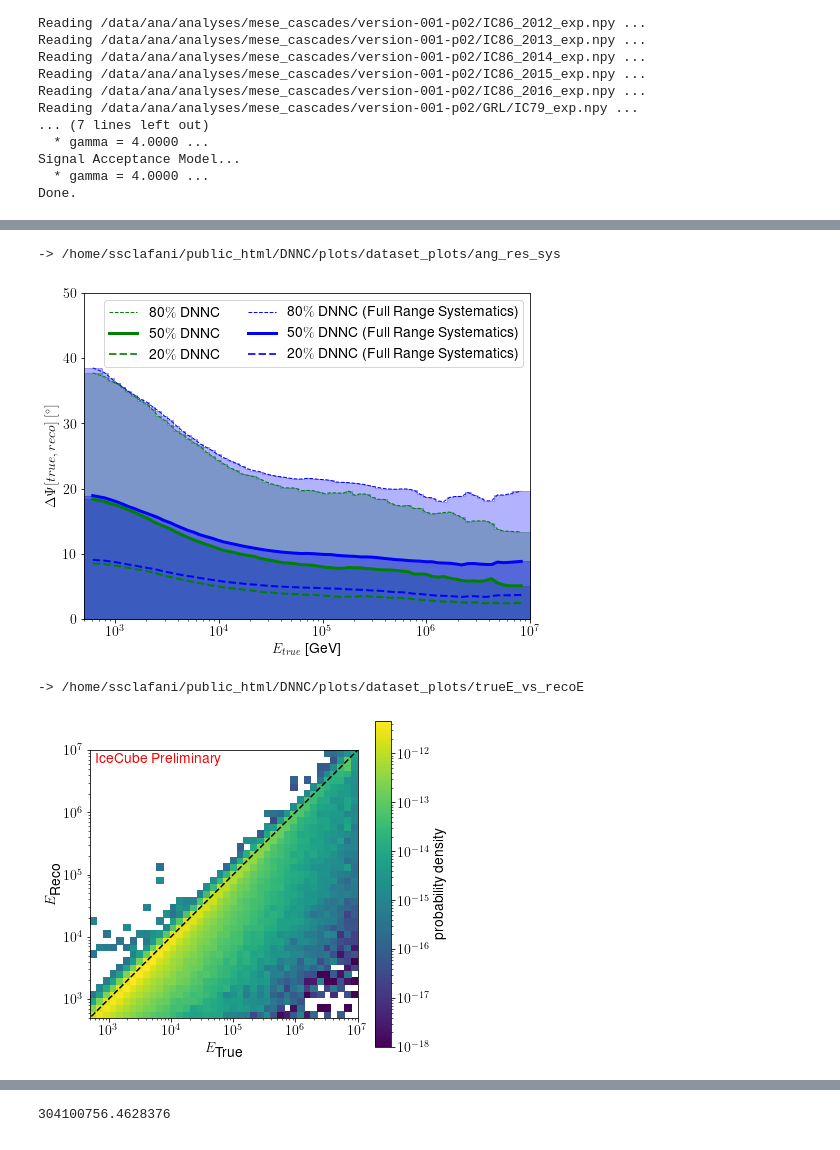
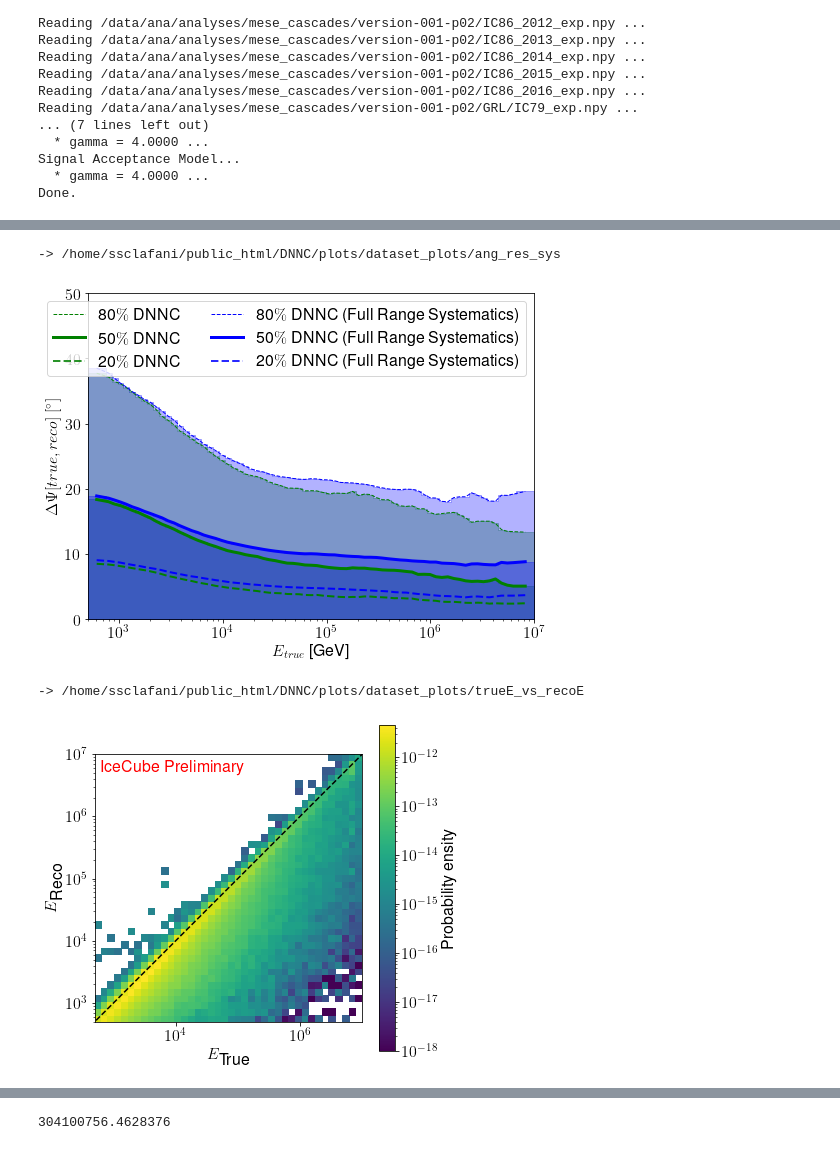
Before and after one commit to ssclafani949/DNNCascade, a Jupyter notebook: plotting/Dataset Plots.ipynb, the cells around one changed output, grey strips where cells are left out. Drawn from its saved outputs; the diff is of its cells as text; code cells hidden in the pictures.

```diff
--- a/plotting/Dataset Plots.ipynb
+++ b/plotting/Dataset Plots.ipynb
@@ -5,7 +5,7 @@ import numpy as np
 import matplotlib.pyplot as plt
 import histlite as hl
 from icecube import astro
-plt.rc('font', size=14)
+plt.rc('font', size=16)
 plt.rcParams.update({
     "text.usetex": True,
     "font.family": "sans-serif",
@@ -237,13 +291,13 @@ fig,ax = plt.subplots(figsize=(8,6))
 ang_res_plot_2(ax, mc, snowstorm)
 # %% [output]
 -> /home/ssclafani/public_html/DNNC/plots/dataset_plots/ang_res_sys
-[figure, old version]
+[figure, new version]
 # %%
 def energyresplot(ax, mc):
     h = hl.hist ((mc.trueE, mc.energy), mc.weights_mese_flux,
                  bins=40, range=(5e2,1e7), log=True).normalize()
     x = hl.plot2d (ax, h, cbar=True, log=True, cmap='viridis', vmin=1e-18)
-    x['colorbar'].set_label ('probability density')
+    x['colorbar'].set_label ('Probability ensity')
     plt.xlabel (r'$E_\textsf{True}$')
     plt.ylabel (r'$E_\textsf{Reco}$')
     plt.loglog()
@@ -254,11 +308,11 @@ def energyresplot(ax, mc):
 # %%
 fig, ax = plt.subplots(figsize=(6,6))
 energyresplot(ax, mc)
 if preliminary:
-    plt.text(10**2.8, 10**6.8, 'IceCube Preliminary', c='r')
+    plt.text(10**2.8, 10**6.7, 'IceCube Preliminary', c='r')
 # %% [output]
 -> /home/ssclafani/public_html/DNNC/plots/dataset_plots/trueE_vs_recoE
-[figure, old version]
+[figure, new version]
 # %%
 def energy_angle(ax, mc):
     delta_E = np.abs(mc.trueE - mc.energy)
```
Also changed, not shown: parts of 34 cells of this notebook, 7 other files.
